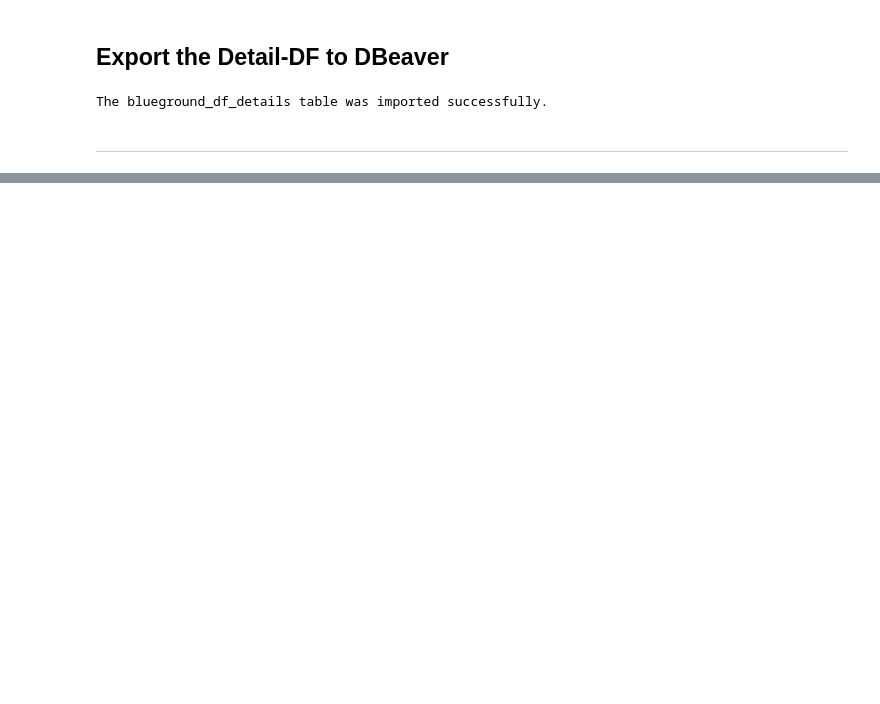
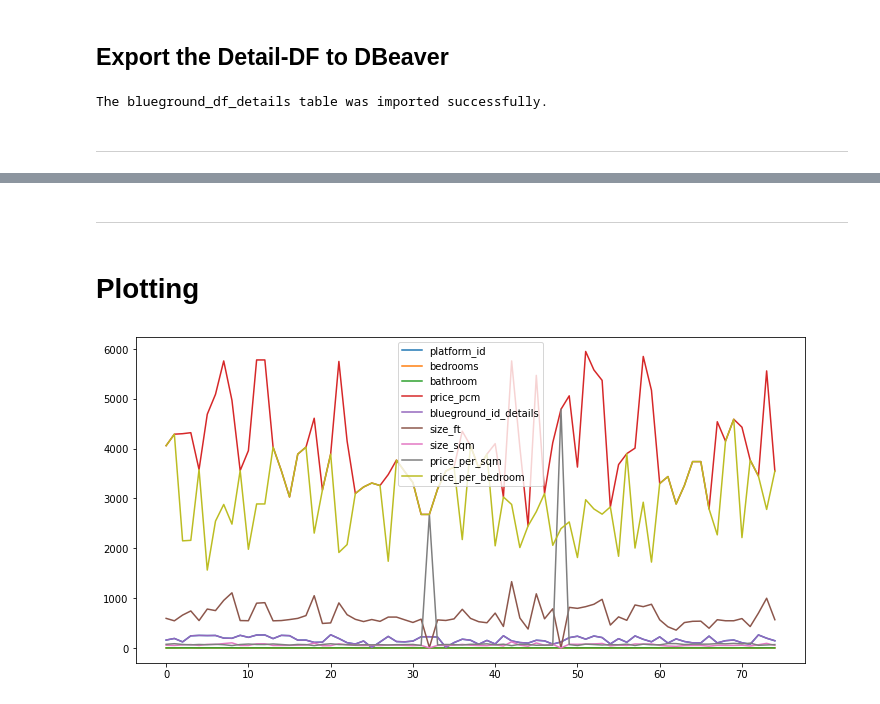
Before and after one commit to capstone-jmrs/capstone-proptech-repo, a Jupyter notebook: blueground_clean_markus.ipynb, the cells around one changed output, grey strips where cells are left out. Drawn from its saved outputs; the diff is of its cells as text; code cells hidden in the pictures; blank space fills up the shorter version.

```diff
--- a/blueground_clean_markus.ipynb
+++ b/blueground_clean_markus.ipynb
@@ -608,0 +1111,3 @@ The blueground_df_details table was imported successfully.
+# %%
+df.price_per_sqm = round(df.price_per_sqm, 2)
+display(df.head(3))
@@ -608,0 +1121,12 @@ The blueground_df_details table was imported successfully.
+# %%
+##Zwei Spalten dividieren und Nullwerte ignorieren:
+def calc_bedroom(x):
+    try:
+        return int(x['price_pcm']) / int(x['bedrooms'])
+    except (ZeroDivisionError, ValueError):
+        return int(x['price_pcm']) / 1
+
+df["price_per_bedroom"] = df.apply(calc_bedroom, axis=1)
+# %%
+df.price_per_bedroom = round(df.price_per_bedroom, 2)
+display(df.head(3))
@@ -608,0 +1226,4 @@ The blueground_df_details table was imported successfully.
+# %% [markdown]
+--------
+# %% [markdown]
+# Plotting
@@ -608,0 +1235,6 @@ The blueground_df_details table was imported successfully.
+# %%
+plot_df = df
+# %%
+plot_df.plot(figsize=(12,6));
+# %% [output]
+[figure, added]
```
Also changed, not shown: parts of 99 cells of this notebook.
